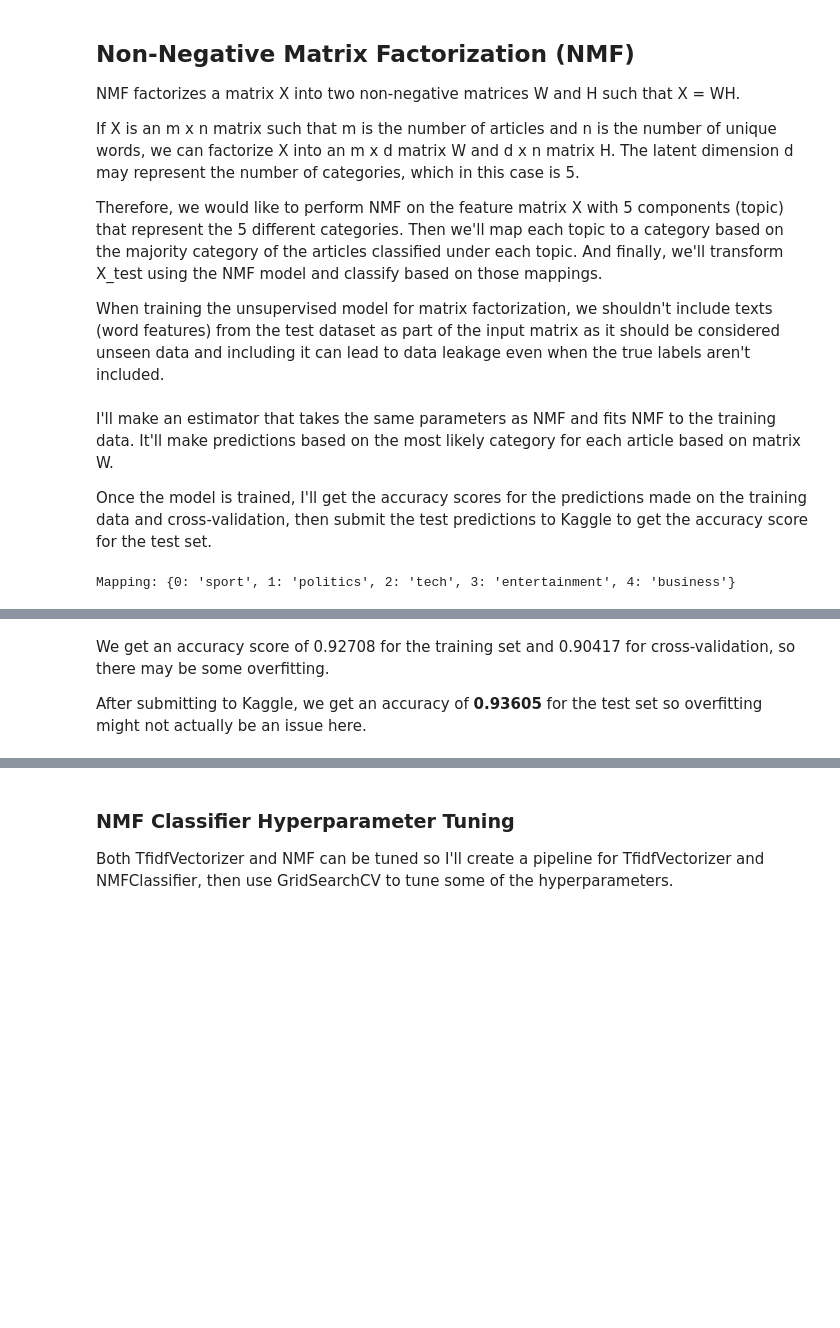
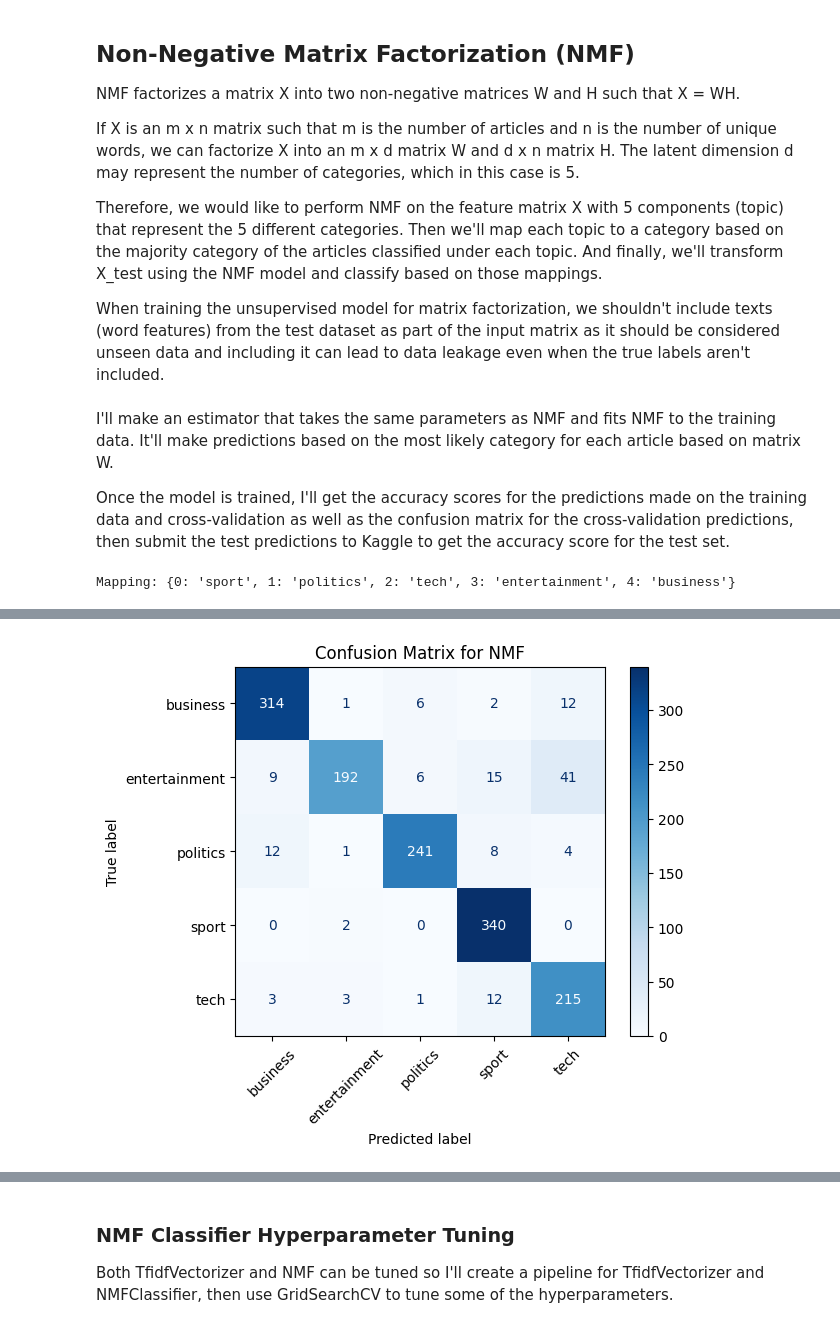
Before and after one commit to isaacjeon/news_classification, a Jupyter notebook: bbc-news-classification-nmf-and-linearsvc.ipynb, the cells around one changed output, grey strips where cells are left out. Drawn from its saved outputs; the diff is of its cells as text; code cells hidden in the pictures; blank space fills up the shorter version.

Commit message:
Kaggle Notebook | BBC News Classification: NMF and LinearSVC | Version 15

```diff
--- a/bbc-news-classification-nmf-and-linearsvc.ipynb
+++ b/bbc-news-classification-nmf-and-linearsvc.ipynb
@@ -390,7 +390,7 @@ When training the unsupervised model for matrix factorization, we shouldn't incl
 # %% [markdown]
 I'll make an estimator that takes the same parameters as NMF and fits NMF to the training data. It'll make predictions based on the most likely category for each article based on matrix W.
 
-Once the model is trained, I'll get the accuracy scores for the predictions made on the training data and cross-validation, then submit the test predictions to Kaggle to get the accuracy score for the test set.
+Once the model is trained, I'll get the accuracy scores for the predictions made on the training data and cross-validation as well as the confusion matrix for the cross-validation predictions, then submit the test predictions to Kaggle to get the accuracy score for the test set.
 # %%
 from sklearn.decomposition import NMF
 from sklearn.metrics import accuracy_score
@@ -439,14 +439,28 @@ nmf_mod.fit(X_train, y_train)
 print("Mapping:", nmf_mod.mapping)
 # %% [output]
 Mapping: {0: 'sport', 1: 'politics', 2: 'tech', 3: 'entertainment', 4: 'business'}
+# %%
+from sklearn.metrics import confusion_matrix, ConfusionMatrixDisplay
+
+# Display heatmap of the confusion matrix
+def display_cm(y, y_pred, mod_name):
+    labels = np.unique(y)
+    cm = confusion_matrix(y, y_pred, labels=labels)
+    disp = ConfusionMatrixDisplay(confusion_matrix=cm, display_labels=labels)
+    disp.plot(cmap='Blues', xticks_rotation=45)
+    plt.title(f"Confusion Matrix for {mod_name}")
+    plt.show()
 # %%
-from sklearn.model_selection import cross_val_score
+from sklearn.model_selection import cross_val_predict
 
 # Print accuracy score for training set
 print("Training Score:", nmf_mod.score(X_train, y_train))
 
 # Print accuracy score for cross-validation
-cv_score = cross_val_score(nmf_mod, X_train, y_train, cv=5).mean()
-print("Cross-Validation Score:", cv_score)
+cv_pred = cross_val_predict(nmf_mod, X_train, y_train, cv=5)
+print("Cross-Validation Score:", accuracy_score(y_train, cv_pred))
+
+# Display confusion matrix
+display_cm(y_train, cv_pred, "NMF")
 # %% [output]
 Training Score: 0.9270833333333334
@@ -454,9 +468,6 @@ Cross-Validation Score: 0.9041666666666668
+[figure, added]
 # %%
 # Submit test predictions for the NMF classifier to Kaggle
 predictions = nmf_mod.predict(X_test)
 output = pd.DataFrame({'ArticleId': test_data.ArticleId, 'Category': predictions})
 output.to_csv('submission_nmf.csv', index=False)
-# %% [markdown]
-We get an accuracy score of 0.92708 for the training set and 0.90417 for cross-validation, so there may be some overfitting.
-
-After submitting to Kaggle, we get an accuracy of **0.93605** for the test set so overfitting might not actually be an issue here.
```
Also changed, not shown: parts of 15 cells of this notebook.
